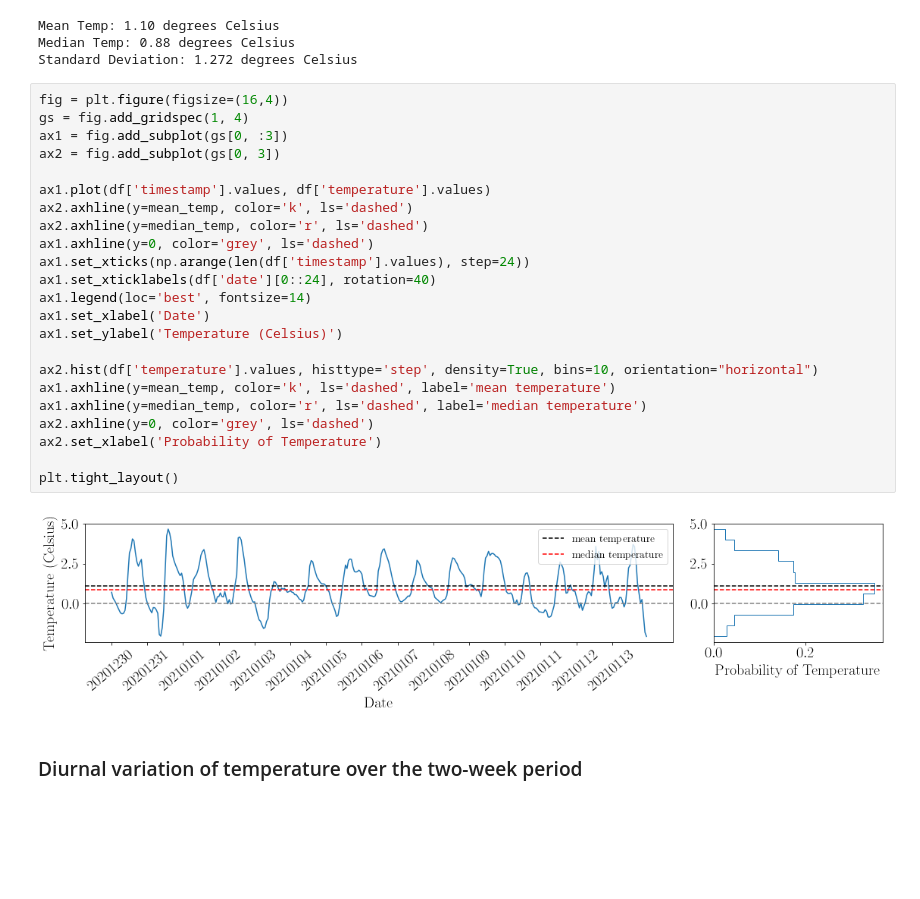
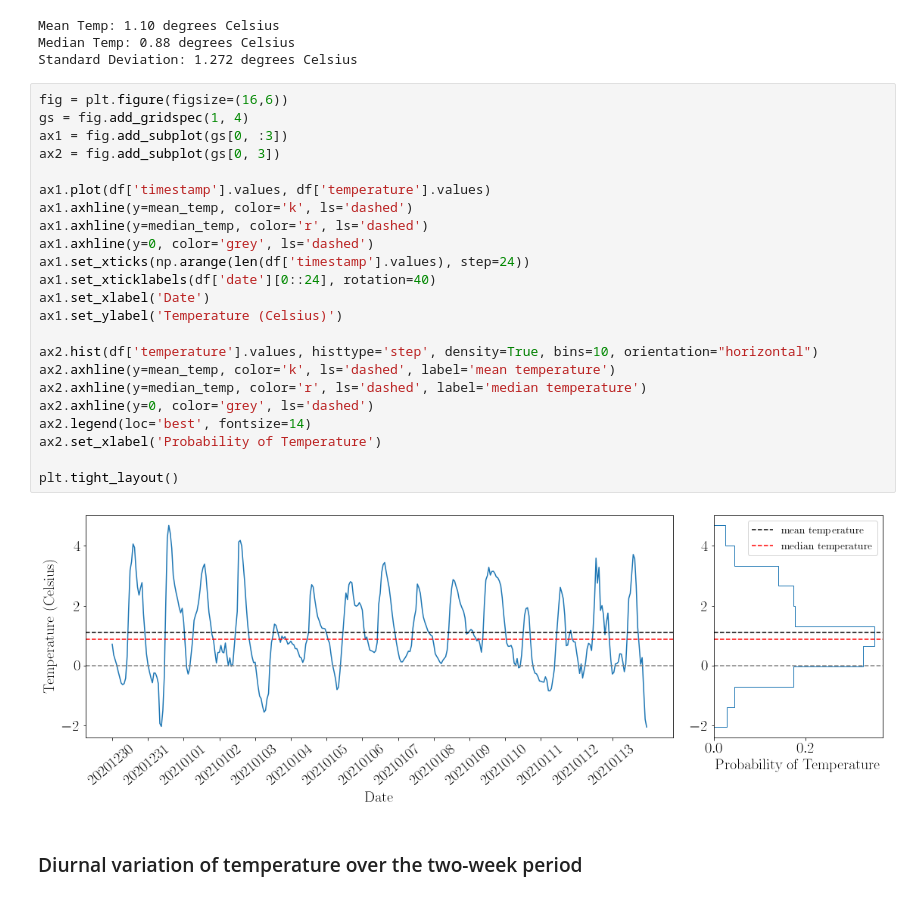
Before and after one commit to abhirup-ghosh/berlin_weather, a Jupyter notebook: berlin_temp_analysis.ipynb, the cells around one changed output. Drawn from its saved outputs; the diff is of its cells as text; blank space fills up the shorter version.

```diff
--- a/berlin_temp_analysis.ipynb
+++ b/berlin_temp_analysis.ipynb
@@ -56,30 +56,30 @@ Mean Temp: 1.10 degrees Celsius
 Median Temp: 0.88 degrees Celsius
 Standard Deviation: 1.272 degrees Celsius
 # %%
-fig = plt.figure(figsize=(16,4))
+fig = plt.figure(figsize=(16,6))
 gs = fig.add_gridspec(1, 4)
 ax1 = fig.add_subplot(gs[0, :3])
 ax2 = fig.add_subplot(gs[0, 3])
 
 ax1.plot(df['timestamp'].values, df['temperature'].values)
-ax2.axhline(y=mean_temp, color='k', ls='dashed')
-ax2.axhline(y=median_temp, color='r', ls='dashed')
+ax1.axhline(y=mean_temp, color='k', ls='dashed')
+ax1.axhline(y=median_temp, color='r', ls='dashed')
 ax1.axhline(y=0, color='grey', ls='dashed')
 ax1.set_xticks(np.arange(len(df['timestamp'].values), step=24))
 ax1.set_xticklabels(df['date'][0::24], rotation=40)
-ax1.legend(loc='best', fontsize=14)
 ax1.set_xlabel('Date')
 ax1.set_ylabel('Temperature (Celsius)')
 
 ax2.hist(df['temperature'].values, histtype='step', density=True, bins=10, orientation="horizontal")
-ax1.axhline(y=mean_temp, color='k', ls='dashed', label='mean temperature')
-ax1.axhline(y=median_temp, color='r', ls='dashed', label='median temperature')
+ax2.axhline(y=mean_temp, color='k', ls='dashed', label='mean temperature')
+ax2.axhline(y=median_temp, color='r', ls='dashed', label='median temperature')
 ax2.axhline(y=0, color='grey', ls='dashed')
+ax2.legend(loc='best', fontsize=14)
 ax2.set_xlabel('Probability of Temperature')
 
 plt.tight_layout()
 # %% [output]
-[figure, old version]
+[figure, new version]
 # %% [markdown]
 ### Diurnal variation of temperature over the two-week period
 # %%
```
